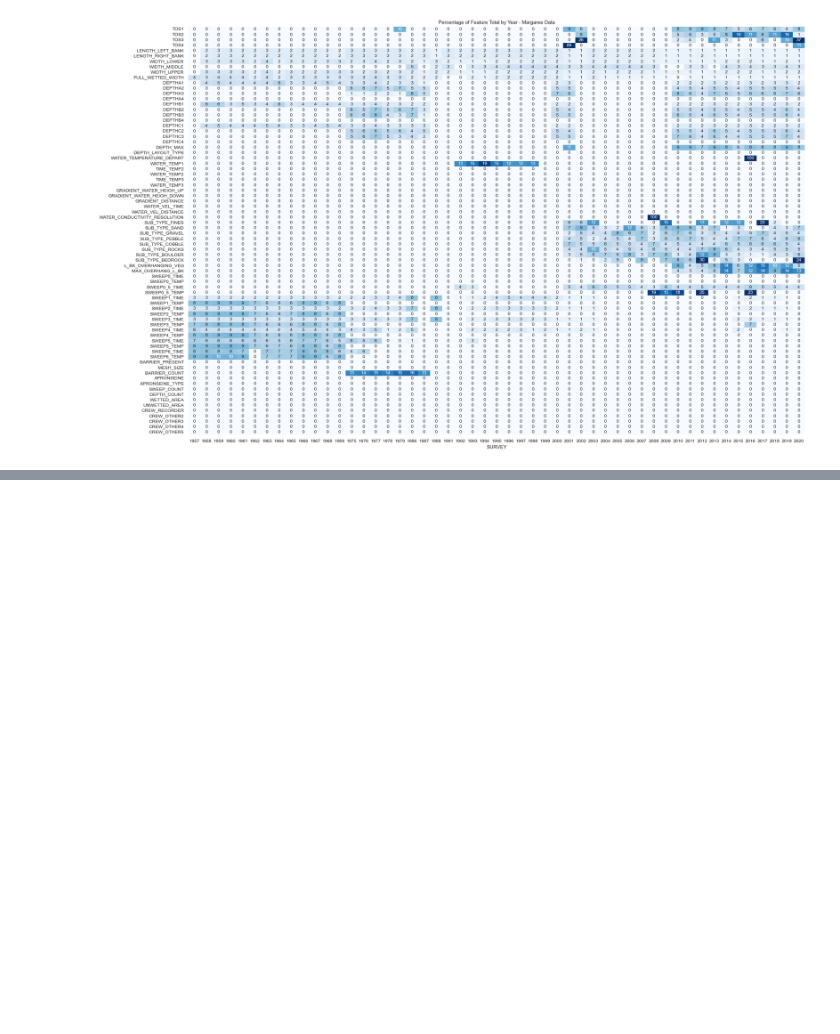
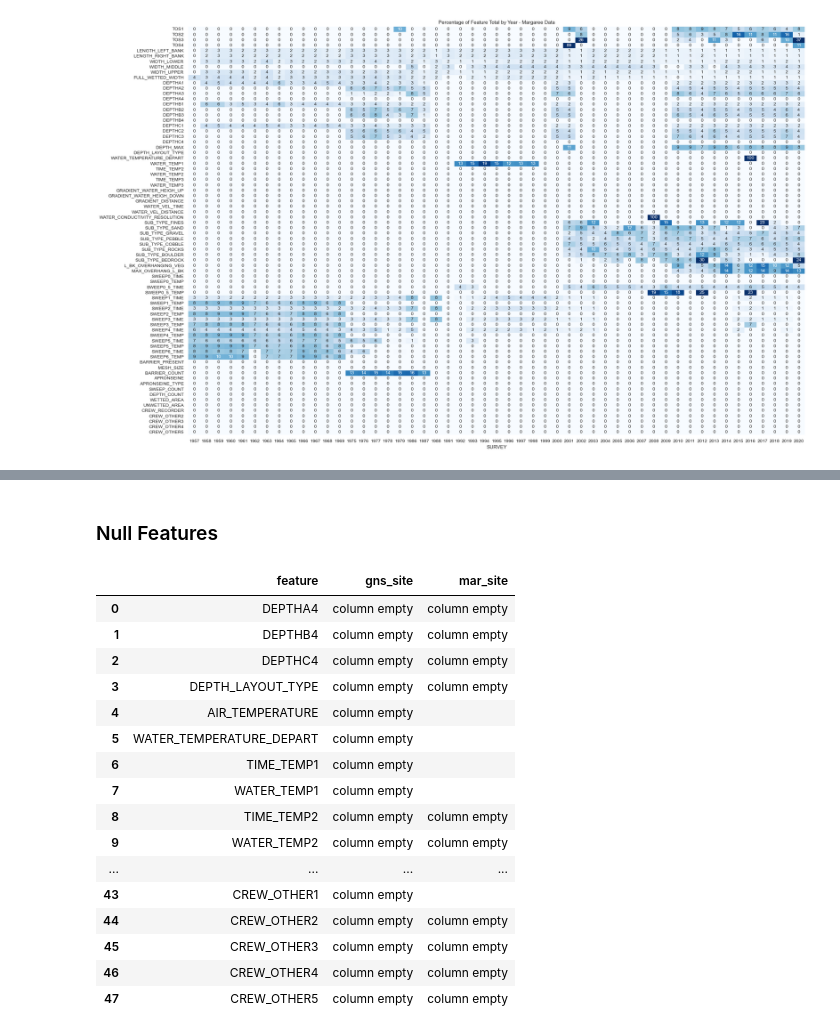
Before and after one commit to dfo-gulf-science/EFishing-EDA, a Jupyter notebook: E_Fishing_EDA.ipynb, the cells around one changed output, grey strips where cells are left out. Saved outputs shown, nothing was run; the diff lists cells and outputs as text; code cells hidden in the pictures; blank space fills up the shorter version.

Commit message:
investigating sites tables - null, unique, etc

```diff
--- a/E_Fishing_EDA.ipynb
+++ b/E_Fishing_EDA.ipynb
@@ -910,0 +953,31 @@ plt.show()
+# %% [markdown]
+### Null Features
+# %%
+null_gsite_columns = list(df_gsite.loc[:, df_gsite.isnull().all()].columns)
+null_msite_columns = list(df_msite.loc[:, df_msite.isnull().all()].columns)
+# %%
+# only empty columns
+pd.merge(
+    pd.DataFrame([[x, 'column empty'] for x in null_gsite_columns], columns=['feature', 'gns_site']),
+    pd.DataFrame([[x, 'column empty'] for x in null_msite_columns], columns=['feature', 'mar_site']),
+    on='feature',
+    how='outer'
+).fillna('')
+# %% [output]
+|  | feature | gns_site | mar_site |
+| 0 | DEPTHA4 | column empty | column empty |
+| 1 | DEPTHB4 | column empty | column empty |
+| 2 | DEPTHC4 | column empty | column empty |
+| 3 | DEPTH_LAYOUT_TYPE | column empty | column empty |
+| 4 | AIR_TEMPERATURE | column empty |  |
+| 5 | WATER_TEMPERATURE_DEPART | column empty |  |
+| 6 | TIME_TEMP1 | column empty |  |
+| 7 | WATER_TEMP1 | column empty |  |
+| 8 | TIME_TEMP2 | column empty | column empty |
+| 9 | WATER_TEMP2 | column empty | column empty |
+| ... | ... | ... | ... |
+| 43 | CREW_OTHER1 | column empty |  |
+| 44 | CREW_OTHER2 | column empty | column empty |
+| 45 | CREW_OTHER3 | column empty | column empty |
+| 46 | CREW_OTHER4 | column empty | column empty |
+| 47 | CREW_OTHER5 | column empty | column empty |
```
Also changed, not shown: parts of 7 cells of this notebook.
